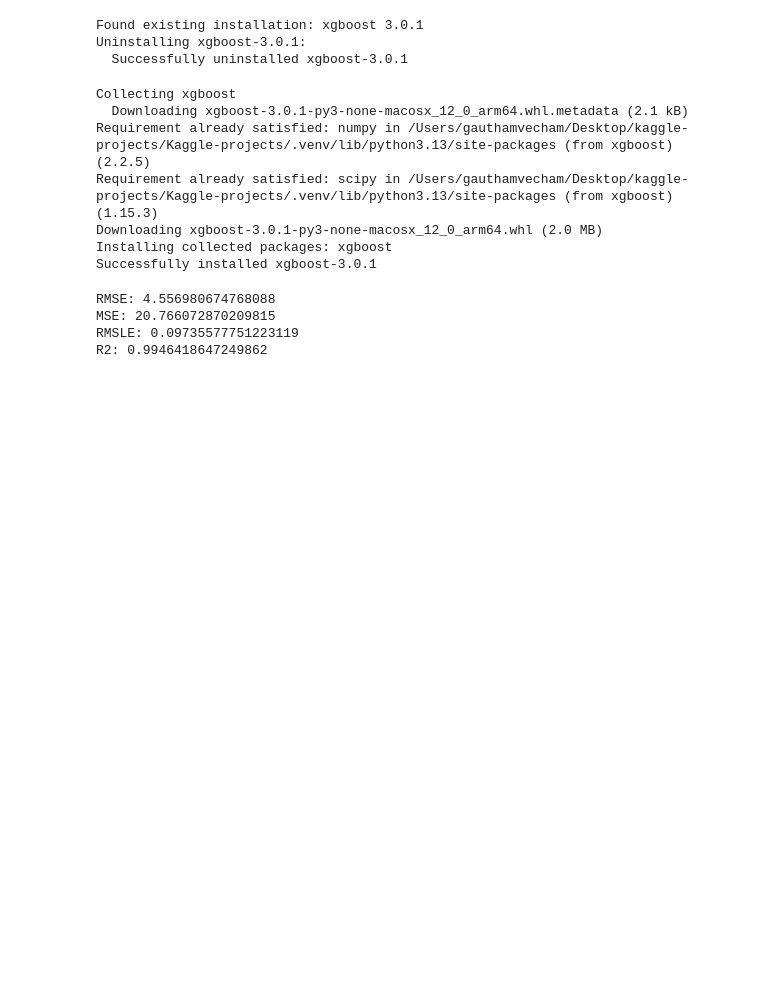
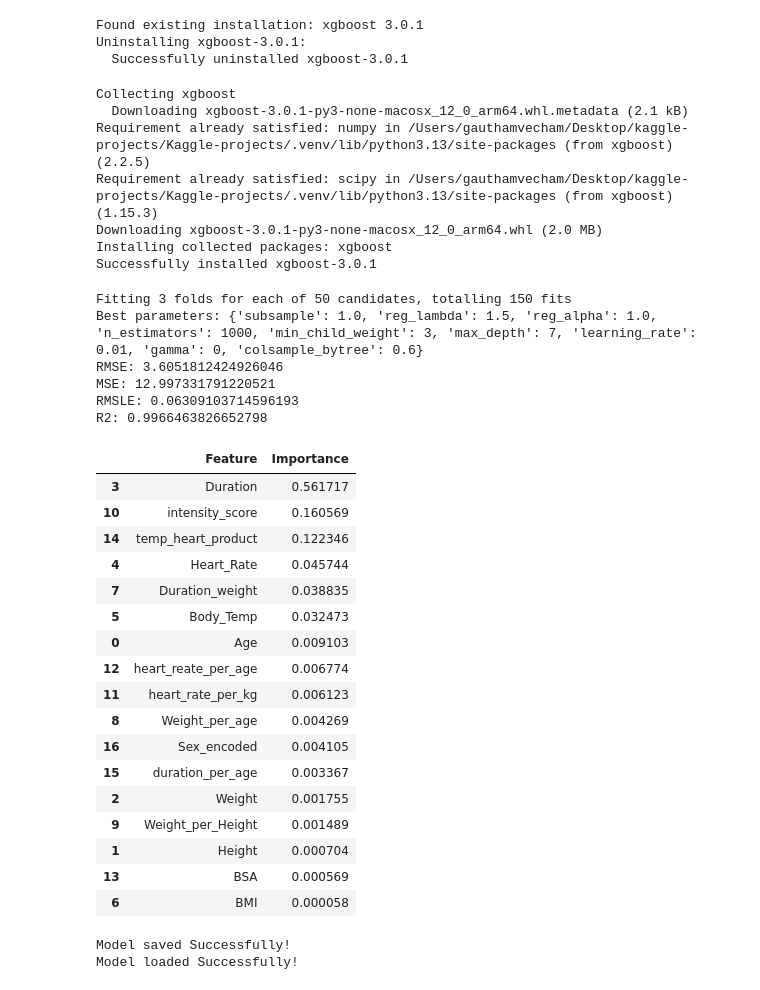
Before and after one commit to VechamGautham/Kaggle-projects, a Jupyter notebook: calorie-predict/calorie-predict.ipynb, the cells around one changed output. Drawn from its saved outputs; the diff is of its cells as text; code cells hidden in the pictures; blank space fills up the shorter version.

```diff
--- a/calorie-predict/calorie-predict.ipynb
+++ b/calorie-predict/calorie-predict.ipynb
@@ -307,15 +306,31 @@ Installing collected packages: xgboost
 Successfully installed xgboost-3.0.1
 # %%
 from xgboost import XGBRegressor
-from sklearn.model_selection import train_test_split
+from sklearn.model_selection import train_test_split, RandomizedSearchCV
 from sklearn.metrics import mean_squared_error,mean_squared_log_error, r2_score
 
 x = temp_df.drop(columns=["id","Calories","Sex"])
 y = temp_df["Calories"]
 x_train, x_test, y_train, y_test = train_test_split(x, y, test_size=0.2, random_state=42)
-xgb = XGBRegressor(n_estimators=1000, learning_rate=0.01, max_depth=3, random_state=42)
-xgb.fit(x_train, y_train)
-y_pred = xgb.predict(x_test)
+# Define parameter grid for RandomizedSearchCV
+param_dist = {
+    'n_estimators': [100, 300, 500, 1000],
+    'learning_rate': [0.01, 0.05, 0.1, 0.3],
+    'max_depth': [3, 5, 7, 10],
+    'min_child_weight': [1, 3, 5],
+    'subsample': [0.6, 0.8, 1.0],
+    'colsample_bytree': [0.6, 0.8, 1.0],
+    'gamma': [0, 1, 5],
+    'reg_alpha': [0, 0.5, 1.0],
+    'reg_lambda': [1.0, 1.5, 2.0]
+}
+
+xgb = XGBRegressor(random_state=42)
+random_search = RandomizedSearchCV(estimator=xgb, param_distributions=param_dist, n_iter=50, scoring='neg_mean_squared_error', cv=3, verbose=1, random_state=42)
+random_search.fit(x_train, y_train)
+best_model = random_search.best_estimator_
+y_pred = best_model.predict(x_test)
+print("Best parameters:", random_search.best_params_)
 print("RMSE:", np.sqrt(mean_squared_error(y_test, y_pred)))
 print("MSE:", mean_squared_error(y_test, y_pred))
 # Filter values > 0 before using mean_squared_log_error
@@ -325,7 +340,46 @@ filtered_y_pred = y_pred[mask]
 print("RMSLE:", np.sqrt(mean_squared_log_error(filtered_y_test,filtered_y_pred)))
 print("R2:", r2_score(y_test, y_pred))
 # %% [output]
-RMSE: 4.556980674768088
-MSE: 20.766072870209815
-RMSLE: 0.09735577751223119
-R2: 0.9946418647249862
+Fitting 3 folds for each of 50 candidates, totalling 150 fits
+Best parameters: {'subsample': 1.0, 'reg_lambda': 1.5, 'reg_alpha': 1.0, 'n_estimators': 1000, 'min_child_weight': 3, 'max_depth': 7, 'learning_rate': 0.01, 'gamma': 0, 'colsample_bytree': 0.6}
+RMSE: 3.6051812424926046
+MSE: 12.997331791220521
+RMSLE: 0.06309103714596193
+R2: 0.9966463826652798
+# %%
+feature_names = x.columns
+raw_importances = best_model.feature_importances_
+normalized_importances = raw_importances / np.sum(raw_importances)
+importances = pd.DataFrame({"Feature": feature_names, "Importance": normalized_importances})
+importances = importances.sort_values(by="Importance", ascending=False)
+importances = importances.round(6)
+# %%
+importances
+# %% [output]
+|  | Feature | Importance |
+| 3 | Duration | 0.561717 |
+| 10 | intensity_score | 0.160569 |
+| 14 | temp_heart_product | 0.122346 |
+| 4 | Heart_Rate | 0.045744 |
+| 7 | Duration_weight | 0.038835 |
+| 5 | Body_Temp | 0.032473 |
+| 0 | Age | 0.009103 |
+| 12 | heart_reate_per_age | 0.006774 |
+| 11 | heart_rate_per_kg | 0.006123 |
+| 8 | Weight_per_age | 0.004269 |
+| 16 | Sex_encoded | 0.004105 |
+| 15 | duration_per_age | 0.003367 |
+| 2 | Weight | 0.001755 |
+| 9 | Weight_per_Height | 0.001489 |
+| 1 | Height | 0.000704 |
+| 13 | BSA | 0.000569 |
+| 6 | BMI | 0.000058 |
+# %%
+import joblib
+joblib.dump(best_model, "xgb_model.pkl")
+print("Model saved Successfully!")
+loaded_model = joblib.load("xgb_model.pkl")
+print("Model loaded Successfully!")
+# %% [output]
+Model saved Successfully!
+Model loaded Successfully!
```
Also changed, not shown: parts of 3 cells of this notebook, 2 other files.
